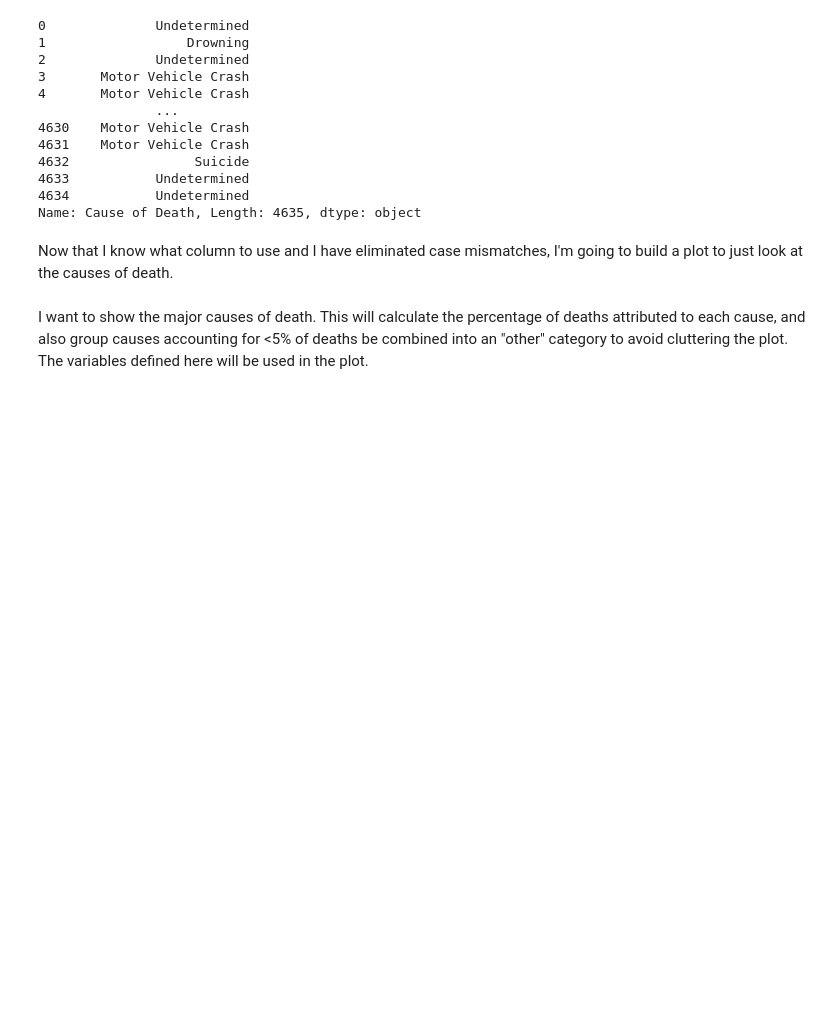
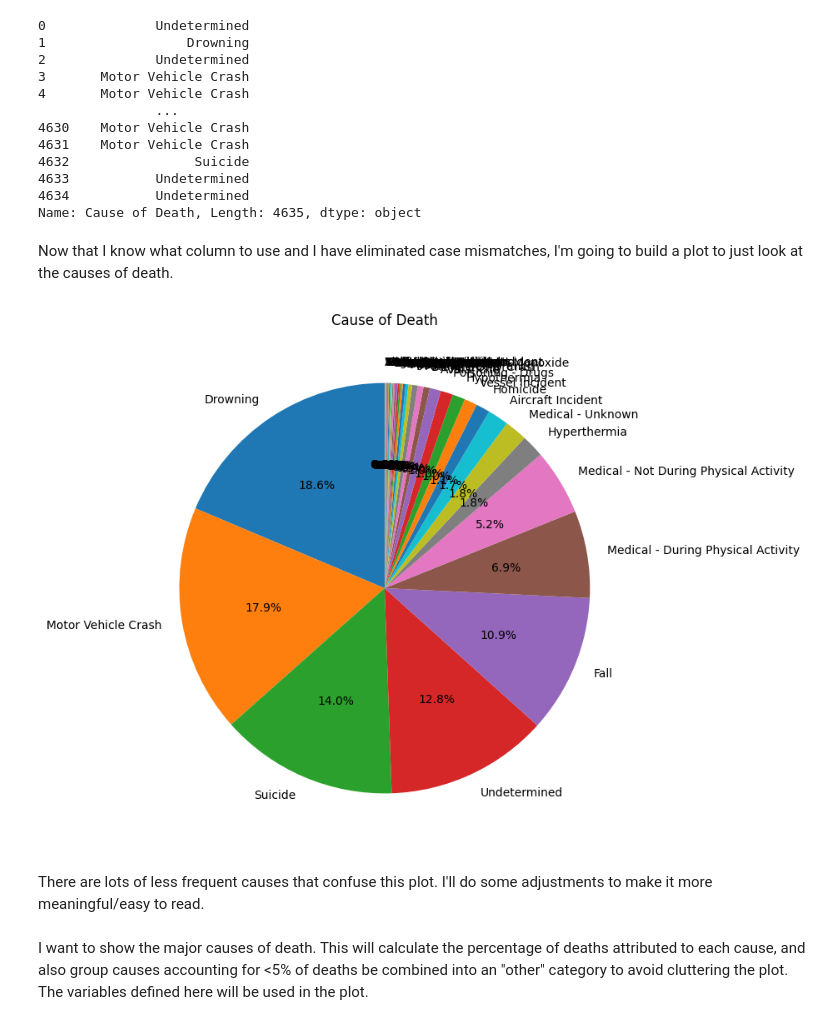
Before and after one commit to jeccalong/NPS_mini_project, a Jupyter notebook: Notebooks/NPS_mini_project.ipynb, the cells around one changed output. Saved outputs shown, nothing was run; the diff lists cells and outputs as text; code cells hidden in the pictures; blank space fills up the shorter version.

```diff
--- a/Notebooks/NPS_mini_project.ipynb
+++ b/Notebooks/NPS_mini_project.ipynb
@@ -157,6 +152,23 @@ print(df["Cause of Death"])
 Name: Cause of Death, Length: 4635, dtype: object
 # %% [markdown]
 Now that I know what column to use and I have eliminated case mismatches, I'm going to build a plot to just look at the causes of death.
+# %%
+cause_counts = df["Cause of Death"].value_counts()
+
+cause_counts.plot(
+    kind="pie",
+    autopct="%1.1f%%",
+    figsize=(8,8),
+    startangle=90
+)
+
+plt.ylabel("")
+plt.title("Cause of Death")
+plt.show()
+# %% [output]
+[figure, added]
+# %% [markdown]
+There are lots of less frequent causes that confuse this plot. I'll do some adjustments to make it more meaningful/easy to read.
 # %% [markdown]
 I want to show the major causes of death. This will calculate the percentage of deaths attributed to each cause, and also group causes accounting for <5% of deaths be combined into an "other" category to avoid cluttering the plot. The variables defined here will be used in the plot.
 # %%
```
Also changed, not shown: parts of 11 cells of this notebook.
